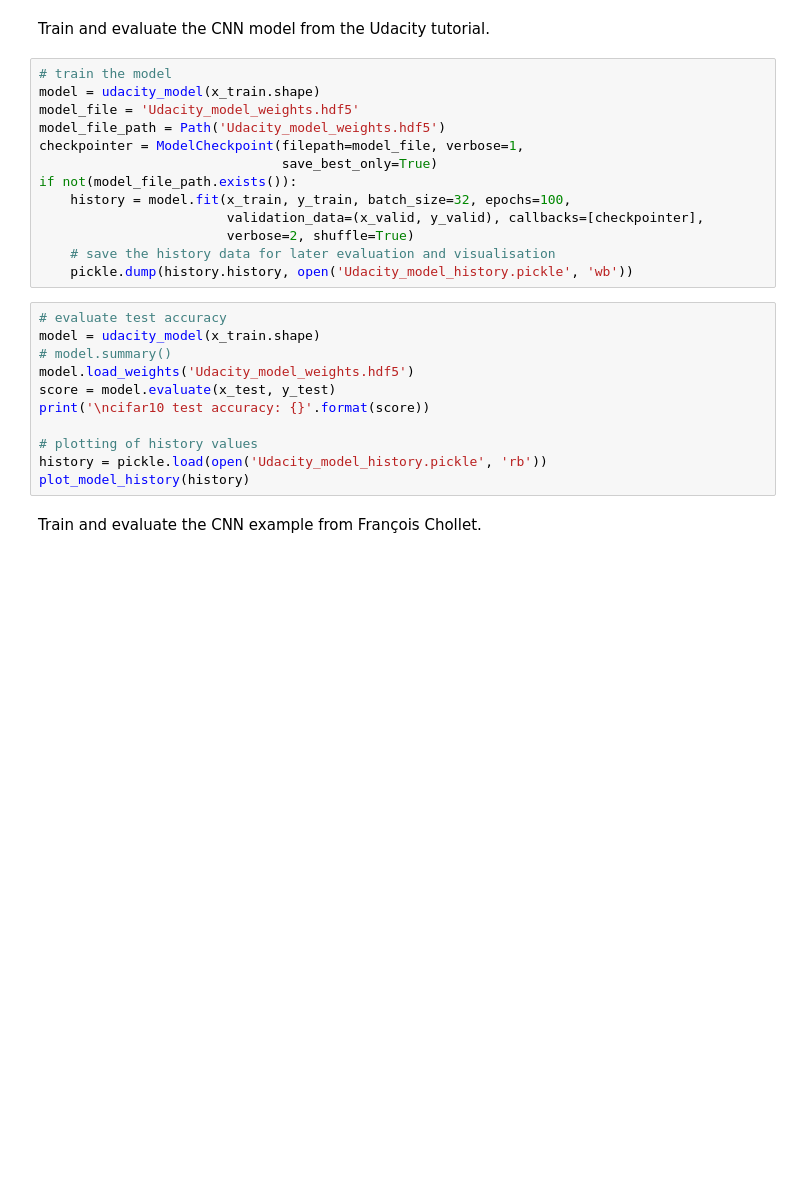
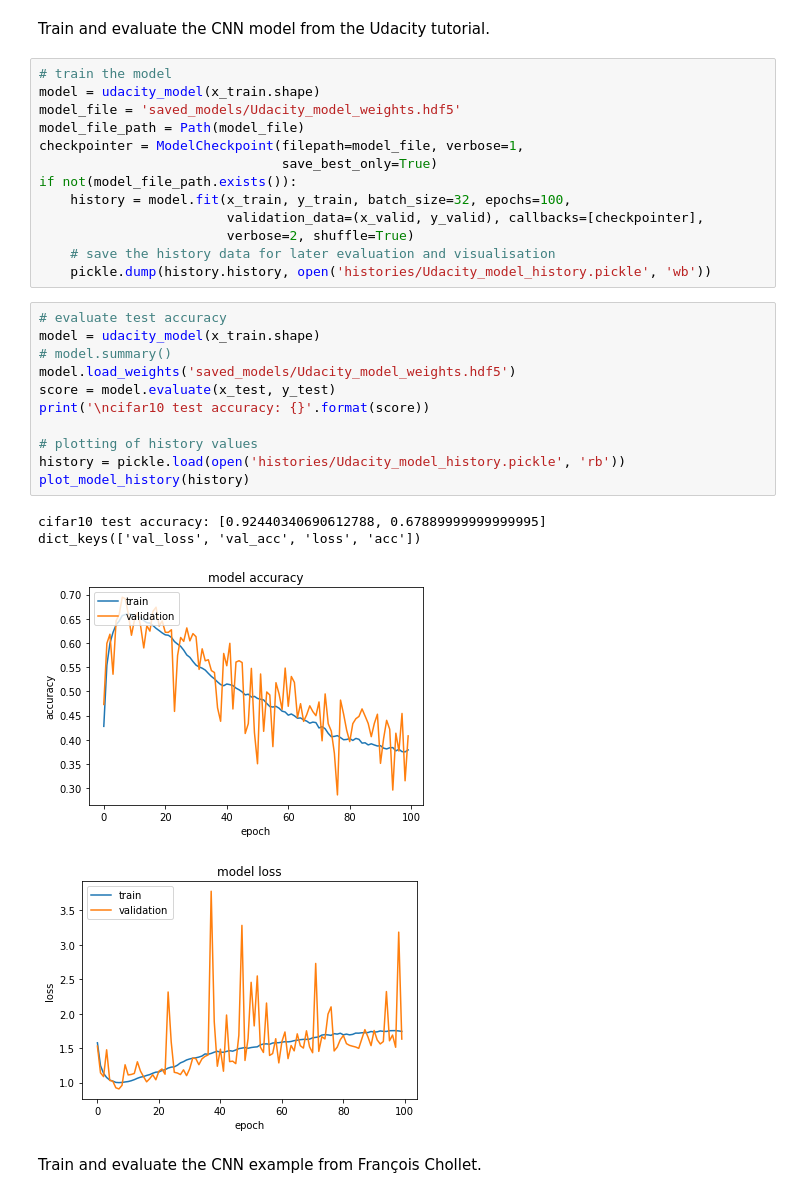
Before and after one commit to SophonAlpha/Udacity-dog-project, a Jupyter notebook: dog_app2.ipynb, the cells around one changed output. Drawn from its saved outputs; the diff is of its cells as text; blank space fills up the shorter version.

```diff
--- a/dog_app2.ipynb
+++ b/dog_app2.ipynb
@@ -321,8 +328,8 @@ Train and evaluate the CNN model from the Udacity tutorial.
 # %%
 # train the model
 model = udacity_model(x_train.shape)
-model_file = 'Udacity_model_weights.hdf5'
-model_file_path = Path('Udacity_model_weights.hdf5')
+model_file = 'saved_models/Udacity_model_weights.hdf5'
+model_file_path = Path(model_file)
 checkpointer = ModelCheckpoint(filepath=model_file, verbose=1,
                                save_best_only=True)
 if not(model_file_path.exists()):
@@ -330,18 +337,23 @@ if not(model_file_path.exists()):
                         validation_data=(x_valid, y_valid), callbacks=[checkpointer],
                         verbose=2, shuffle=True)
     # save the history data for later evaluation and visualisation
-    pickle.dump(history.history, open('Udacity_model_history.pickle', 'wb'))
+    pickle.dump(history.history, open('histories/Udacity_model_history.pickle', 'wb'))
 # %%
 # evaluate test accuracy
 model = udacity_model(x_train.shape)
 # model.summary()
-model.load_weights('Udacity_model_weights.hdf5')
+model.load_weights('saved_models/Udacity_model_weights.hdf5')
 score = model.evaluate(x_test, y_test)
 print('\ncifar10 test accuracy: {}'.format(score))
 
 # plotting of history values
-history = pickle.load(open('Udacity_model_history.pickle', 'rb'))
+history = pickle.load(open('histories/Udacity_model_history.pickle', 'rb'))
 plot_model_history(history)
+# %% [output]
+cifar10 test accuracy: [0.92440340690612788, 0.67889999999999995]
+dict_keys(['val_loss', 'val_acc', 'loss', 'acc'])
+[figure, added]
+[figure, added]
 # %% [markdown]
 Train and evaluate the CNN example from François Chollet.
 # %%
```
Also changed, not shown: parts of 24 cells of this notebook, 6 other files.
